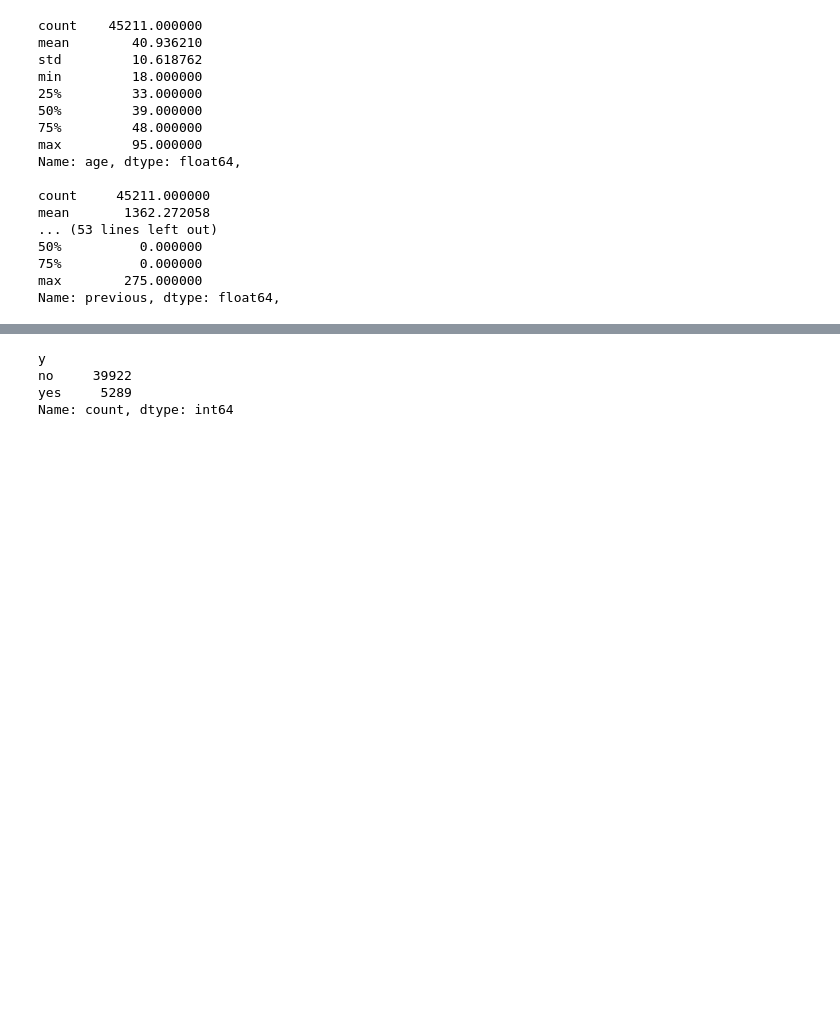
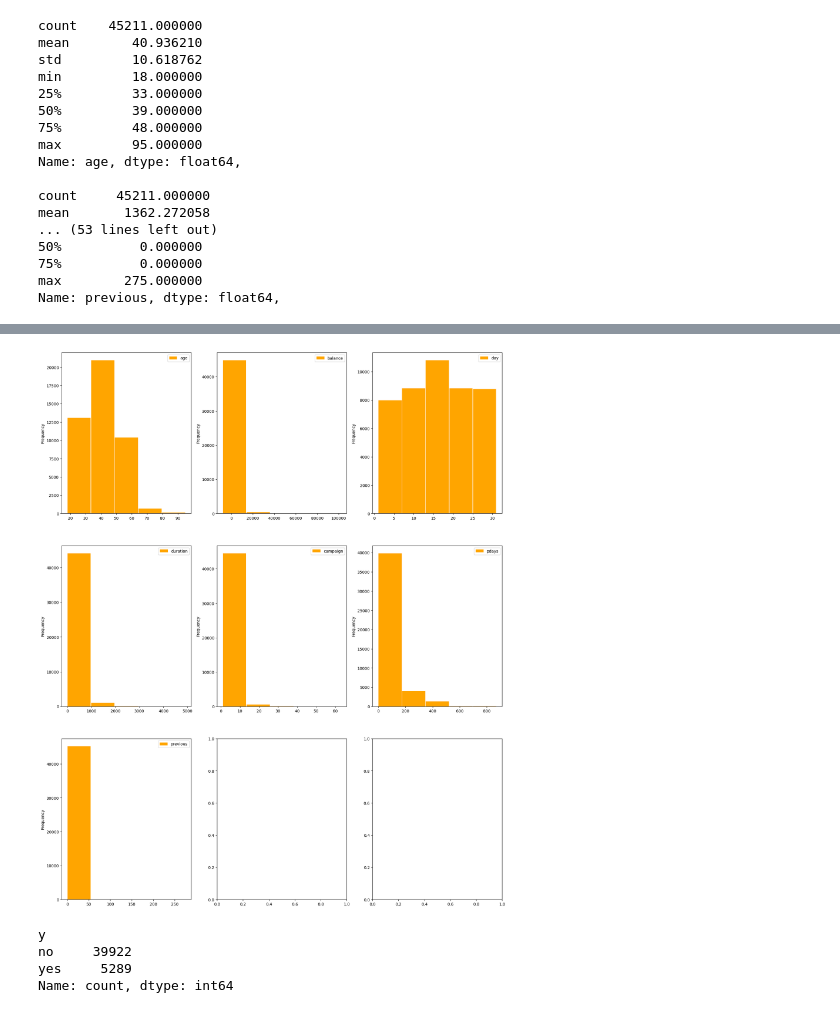
Before and after one commit to SoriyaChan/XGBoost, a Jupyter notebook: XGBClassifer2.ipynb, the cells around one changed output, grey strips where cells are left out. Cells and saved outputs as stored; diff of their text form; code cells hidden in the pictures; blank space fills up the shorter version.

```diff
--- a/XGBClassifer2.ipynb
+++ b/XGBClassifer2.ipynb
@@ -144,3 +200,25 @@ Name: previous, dtype: float64,
+# %%
+# visualization of categorical variables
+num_var = df_train.select_dtypes(include=int)
+fig, axes = plt.subplots(3, 3, figsize=(20, 25))
+
+num_var.plot(kind='hist', column='age', bins=5, rwidth=0.98, color='orange', ax=axes[0,0])
+
+num_var.plot(kind='hist', column='balance', bins=5, rwidth=0.98, color='orange', ax=axes[0,1])
+
+num_var.plot(kind='hist', column='day', bins=5, rwidth=0.98, color='orange', ax=axes[0,2])
+
+num_var.plot(kind='hist', column='duration', bins=5, rwidth=0.98, color='orange', ax=axes[1,0])
+
+num_var.plot(kind='hist', column='campaign', bins=5, rwidth=0.98, color='orange', ax=axes[1,1])
+
+num_var.plot(kind='hist', column='pdays', bins=5, rwidth=0.98, color='orange', ax=axes[1,2])
+
+num_var.plot(kind='hist', column='previous', bins=5, rwidth=0.98, color='orange', ax=axes[2,0])
+
+plt.savefig('eda_num.png', bbox_inches='tight')
+# %% [output]
+[figure, added]
 # %%
 # Merge train and test dataset and Drop Duplicate row
 merge_train_test = pd.concat([df_train, df_test])
```
Also changed, not shown: parts of 16 cells of this notebook, 4 other files.
